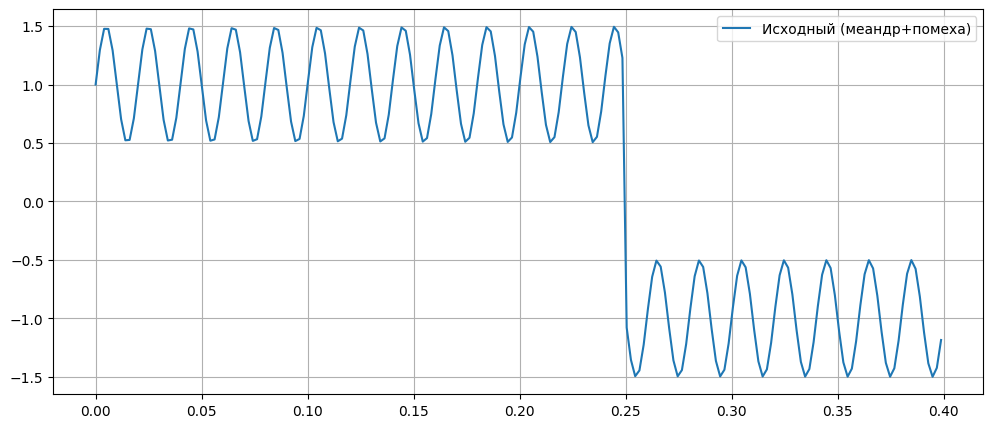
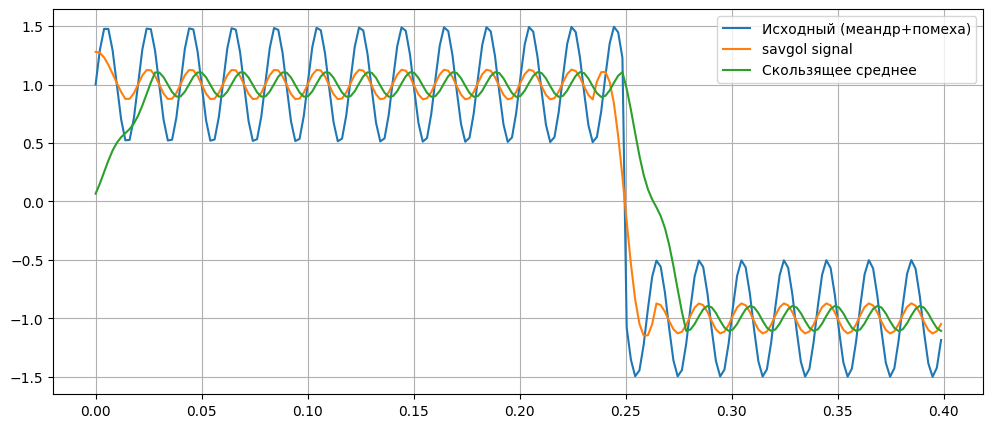
The notebook cell's code change between the first figure and the second:
--- before
+++ after
@@ -5,9 +5,12 @@
 x_meander = meander + interference
 
-# Ваш код здесь: фильтрация
+new_savgol_signal = savgol_filter(x_meander, window_length=15, polyorder=3)
+b= np.ones(15) / 15
+signal_s_avg = signal.lfilter(b, [1], x_meander)
 
 plt.figure(figsize=(12,5))
 plt.plot(t[:200], x_meander[:200], label='Исходный (меандр+помеха)')
-# Ваш код здесь: добавить графики отфильтрованных сигналов
+plt.plot(t[:200], new_savgol_signal[:200], label='savgol signal')
+plt.plot(t[:200], signal_s_avg[:200], label='Скользящее среднее')
 plt.legend()
 plt.grid()

Commit: 3.4